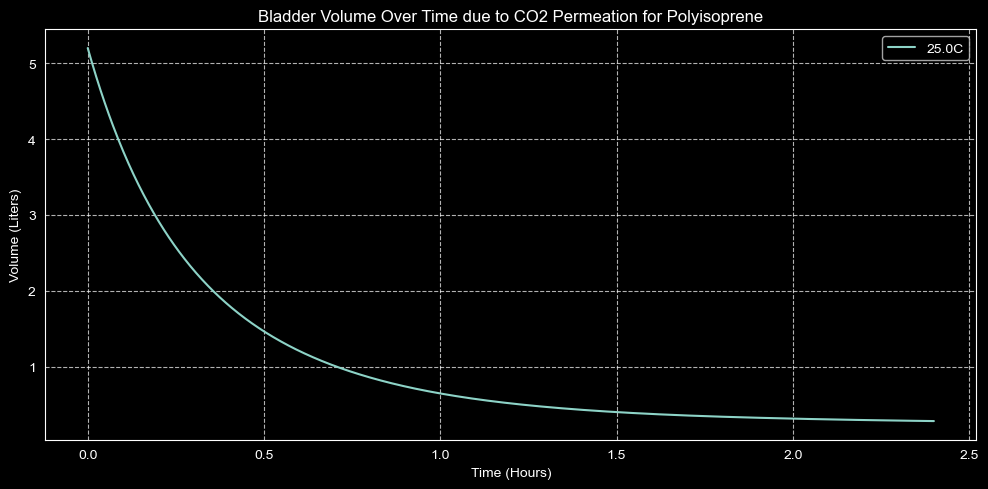
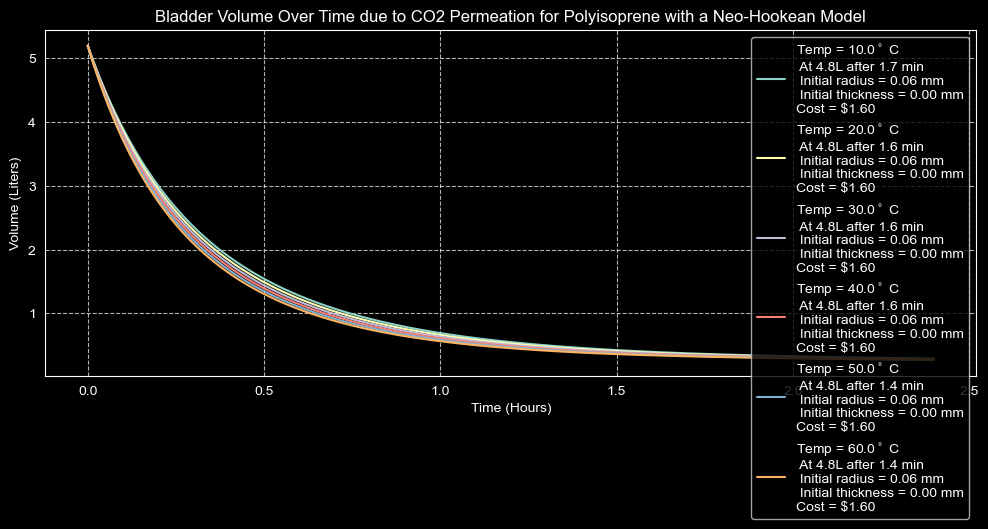
Unified diff of the notebook cell whose output changed from the first chart to the second:
--- before
+++ after
@@ -1,3 +1,3 @@
-timeLength=8640
+timeLength=8640 #Change this to change the timescale over which you want to look over. In seconds. 86400 is 24hrs
 
 plotRangeTemps=checkbox.value
@@ -11,4 +11,14 @@
 currentTemperature=Temp #First set temperature as the initial temp as per our input - always set to room temp, cnt be bothered to change input
 
+intersected=False
+
+timeAtThreshold=0
+
+
+def plotLabel(tempLabel, intersectPoint):
+    label=f'Temp = {tempLabel-273.15}$^\circ$ C \n At 4.8L after {intersectPoint:.1f} min\n Initial radius = {opt_r_0:.2f} mm\n Initial thickness = {opt_T_0:.2f} mm\nCost = ${cost:.2f}'
+
+    return label
+
 def dr_dt(t,r):
 
@@ -19,4 +29,5 @@
 
 def plotCurve():
+
     solution=solve_ivp(fun=dr_dt,t_span=tRange,y0=[opt_r],t_eval=tEval)
 
@@ -29,5 +40,12 @@
     V_vals_L=V_vals_m3*1e3 #Figure out the volumes in L
 
-    plt.plot(time_hr,V_vals_L, label=f'{currentTemperature-273.15}C')
+    for i in range(len(V_vals_L)):
+        if V_vals_L[i] <= 4.8:
+            print(f"Reached threshold volume at {time_hr[i]:.4f} hrs or {time_hr[i]*60:.2f} minutes.")
+            timeAtThreshold=time_hr[i] #This is in hours
+            break  # Stop loop straight after it hits
+
+    currentLabel=plotLabel(tempLabel=currentTemperature, intersectPoint=timeAtThreshold*60)
+    plt.plot(time_hr,V_vals_L, label=currentLabel)
     plt.legend(loc='upper right')
 
@@ -41,5 +59,5 @@
     plotCurve()
 
-plt.title(f'Bladder Volume Over Time due to CO2 Permeation for {Name}')
+plt.title(f'Bladder Volume Over Time due to CO2 Permeation for {Name} with a Neo-Hookean Model')
 plt.xlabel('Time (Hours)')
 plt.ylabel('Volume (Liters)')

Commit: Finally done! Was much eaasier than I thought - the hardest part was actually finding the point of intersection. I will now try to make a graph that compares the two models!